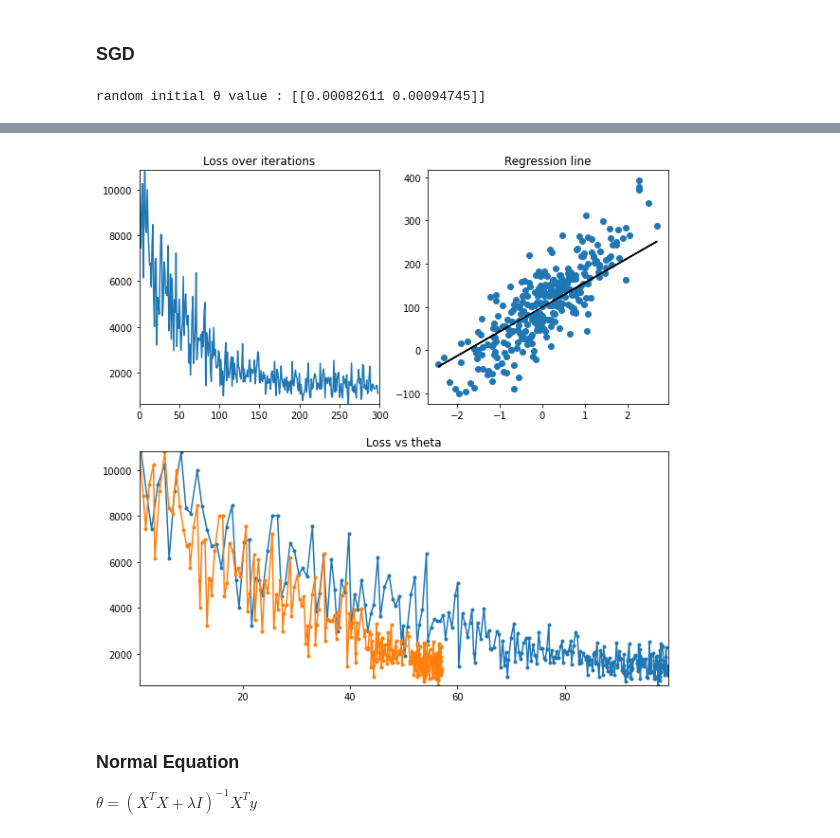
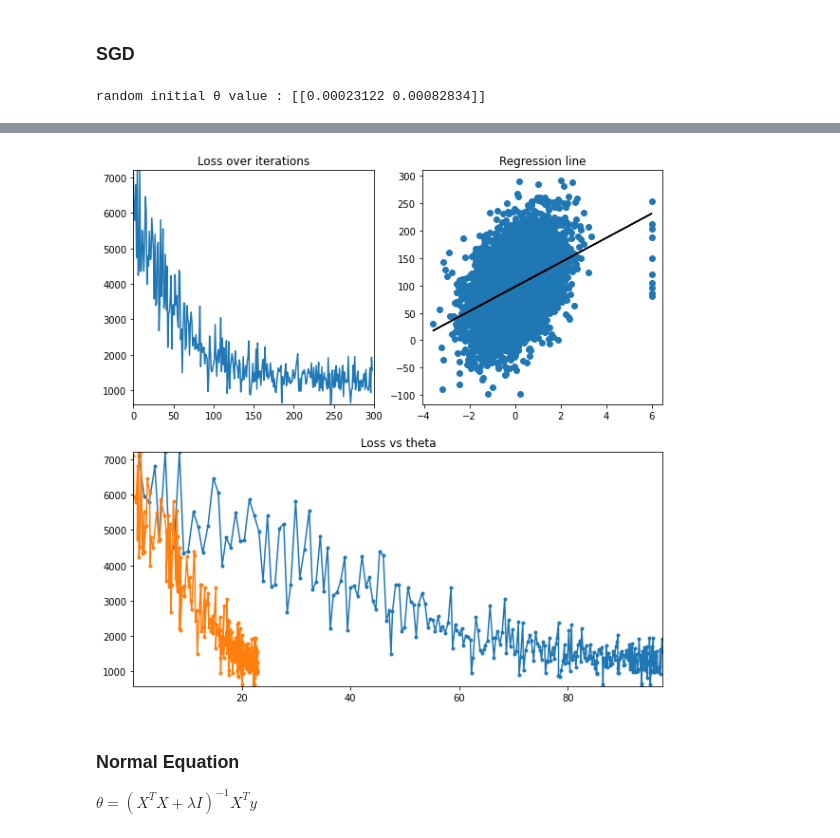
Before and after one commit to NishantBaheti/MachineLearningExploration, a Jupyter notebook: LinearRegression/Explore.ipynb, the cells around one changed output, grey strips where cells are left out. Drawn from its saved outputs; the diff is of its cells as text; code cells hidden in the pictures.

```diff
--- a/LinearRegression/Explore.ipynb
+++ b/LinearRegression/Explore.ipynb
@@ -488,8 +488,9 @@ plt.show()
 # %% [markdown]
 ## Biased data
 # %%
-X,y = make_regression(n_samples=300,n_features=1,noise=50,bias=100)
+X,y = make_regression(n_samples=5000,n_features=1,noise=50,bias=100)
 
+X[np.random.randint(0,5000,10),...] = 6
 y = y.reshape(-1,1)
 # %%
 plt.plot(X,y,'.')
@@ -579,7 +584,7 @@ def ridge_regression_bgd(X, y, verbose=True, theta_precision = 0.001, alpha = 0.
         # simultaneous operation
         gradient = derivative(X,y,y_pred)
         new_theta_0 = theta[:,[0]] - (alpha * gradient[0])
-        new_theta_rest = (theta[:,range(1,n)] * (1 - (penalty/m)) ) - (alpha * gradient[1:])
+        new_theta_rest = (theta[:,range(1,n)] * (1 - ((penalty * alpha)/m)) ) - (alpha * gradient[1:])
 
         new_theta = np.hstack((new_theta_0,new_theta_rest))
 
@@ -657,7 +662,7 @@ def ridge_regression_sgd(
         # simultaneous operation
         gradient = derivative(X_batch,y_batch,y_pred)
         new_theta_0 = theta[:,[0]] - (alpha * gradient[0])
-        new_theta_rest = theta[:,range(1,n)] * (1 - (penalty/m) ) - (alpha * gradient[1:])
+        new_theta_rest = (theta[:,range(1,n)] * (1 - ((penalty * alpha)/m)) ) - (alpha * gradient[1:])
 
         new_theta = np.hstack((new_theta_0,new_theta_rest))
         if np.isnan(np.sum(new_theta)) or np.isinf(np.sum(new_theta)):
@@ -676,17 +681,17 @@ def ridge_regression_sgd(
 # %%
 iterations = 300
 learning_rate = 0.01
 penalty = 1.0
 theta1, theta_history, cost_history = ridge_regression_sgd(
     X, y, verbose=True, theta_precision = 0.001, alpha = learning_rate ,iterations = iterations, penalty=penalty)
 
-y_pred4 = predict(theta,X)
+y_pred4 = predict(theta1,X)
 anim = regression_2Danimation(X,cost_history,theta_history)
 display.HTML(anim.to_html5_video())
 # %% [output]
-random initial θ value : [[0.00082611 0.00094745]]
+random initial θ value : [[0.00023122 0.00082834]]
 [interactive output not drawn]
-[figure, old version]
+[figure, new version]
 # %% [markdown]
 ### Normal Equation
 
```
Also changed, not shown: parts of 24 cells of this notebook.
